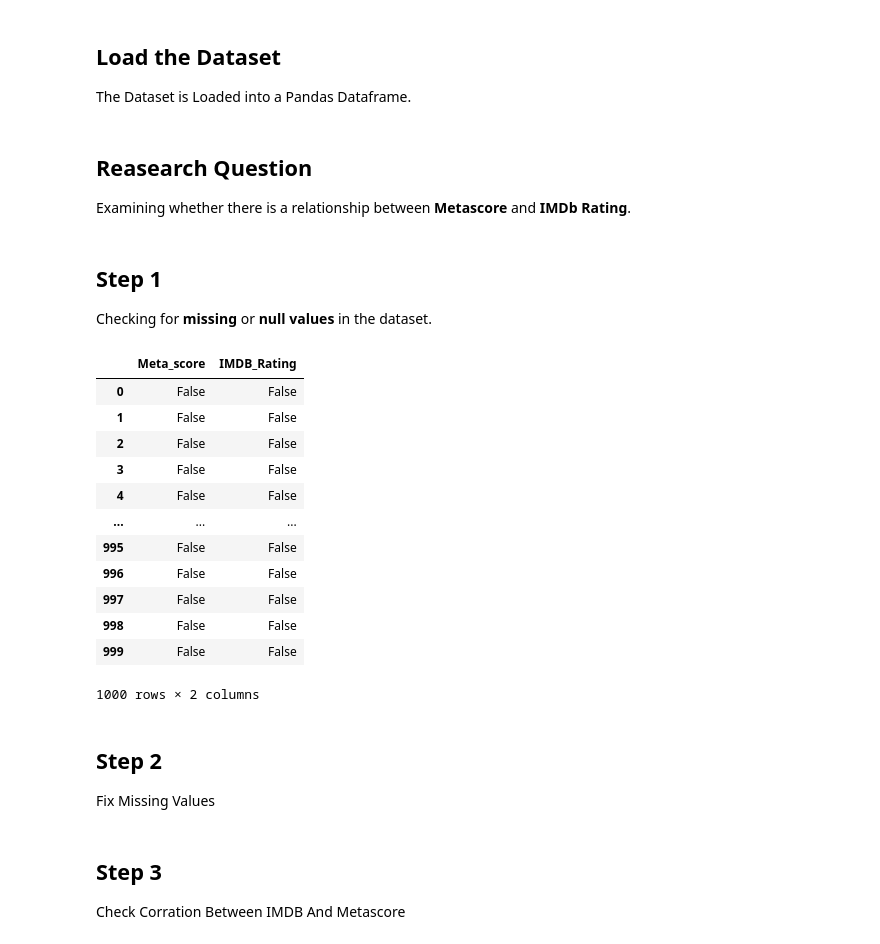
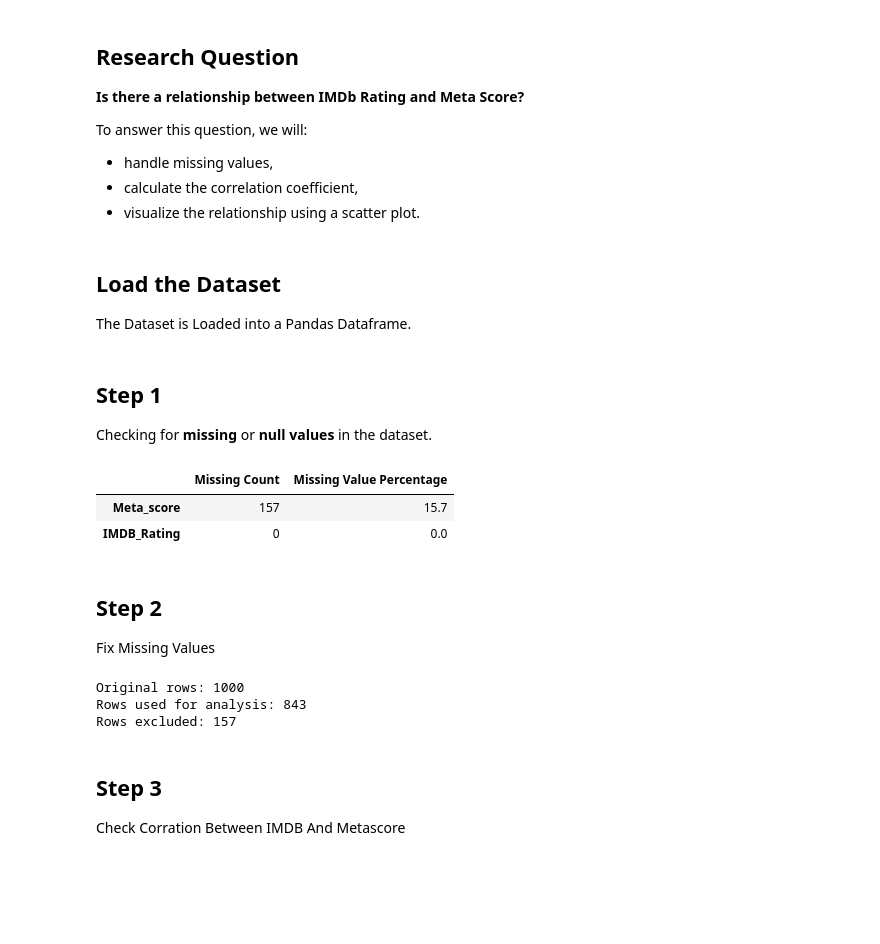
Before and after one commit to ali-keikha/imdb-movies-analysis, a Jupyter notebook: note book/03_metascore_imdb_relationship.ipynb, the cells around one changed output. Drawn from its saved outputs; the diff is of its cells as text; code cells hidden in the pictures; blank space fills up the shorter version.

```diff
--- a/note book/03_metascore_imdb_relationship.ipynb
+++ b/note book/03_metascore_imdb_relationship.ipynb
@@ -12,42 +12,53 @@ The analysis focuses on relationship between imdb and metascore.
 import numpy as np
 import pandas as pd
 import matplotlib.pyplot as plt
+# %% [markdown]
+## Research Question
+
+**Is there a relationship between IMDb Rating and Meta Score?**
+
+To answer this question, we will:
+- handle missing values,
+- calculate the correlation coefficient,
+- visualize the relationship using a scatter plot.
 # %% [markdown]
 ## Load the Dataset
 
 The Dataset is Loaded into a Pandas Dataframe.
 # %%
 df = pd.read_csv("../data/imdb_top_1000.csv.xls")
-# %% [markdown]
-## Reasearch Question
-
-Examining whether there is a relationship between **Metascore** and **IMDb Rating**.
 # %% [markdown]
 ## Step 1
 
 Checking for **missing** or **null values** in the dataset.
 # %%
-df[["Meta_score", "IMDB_Rating"]].isnull()
+missing_value = pd.DataFrame({
+    "Missing Count": df[["Meta_score", "IMDB_Rating"]].isnull().sum(),
+    "Missing Value Percentage": (df[["Meta_score", "IMDB_Rating"]].isnull().sum() / len(df)) * 100
+})
+
+missing_value
 # %% [output]
-|  | Meta_score | IMDB_Rating |
-| 0 | False | False |
-| 1 | False | False |
-| 2 | False | False |
-| 3 | False | False |
-| 4 | False | False |
-| ... | ... | ... |
-| 995 | False | False |
-| 996 | False | False |
-| 997 | False | False |
-| 998 | False | False |
-| 999 | False | False |
+|  | Missing Count | Missing Value Percentage |
+| Meta_score | 157 | 15.7 |
+| IMDB_Rating | 0 | 0.0 |
-1000 rows × 2 columns
 # %% [markdown]
 ## Step 2
 
 Fix Missing Values
 # %%
-not_null_df = df[df[["Meta_score", "IMDB_Rating"]].notnull().all(axis=1)]
+analysis_df = df[df[["Meta_score", "IMDB_Rating"]].notnull().all(axis=1)].copy()
+
+original_rows = len(df)
+remaining_rows = len(analysis_df)
+
+print(f"Original rows: {original_rows}")
+print(f"Rows used for analysis: {remaining_rows}")
+print(f"Rows excluded: {original_rows - remaining_rows}")
+# %% [output]
+Original rows: 1000
+Rows used for analysis: 843
+Rows excluded: 157
 # %% [markdown]
 ## Step 3
 
```
Also changed, not shown: parts of 3 cells of this notebook, 1 other file.
